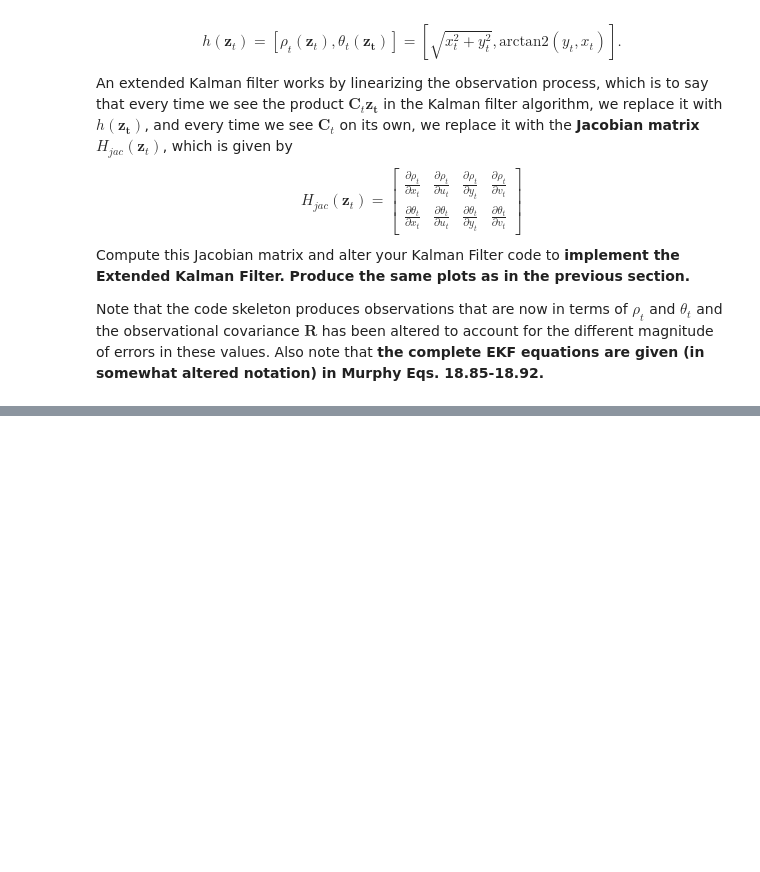
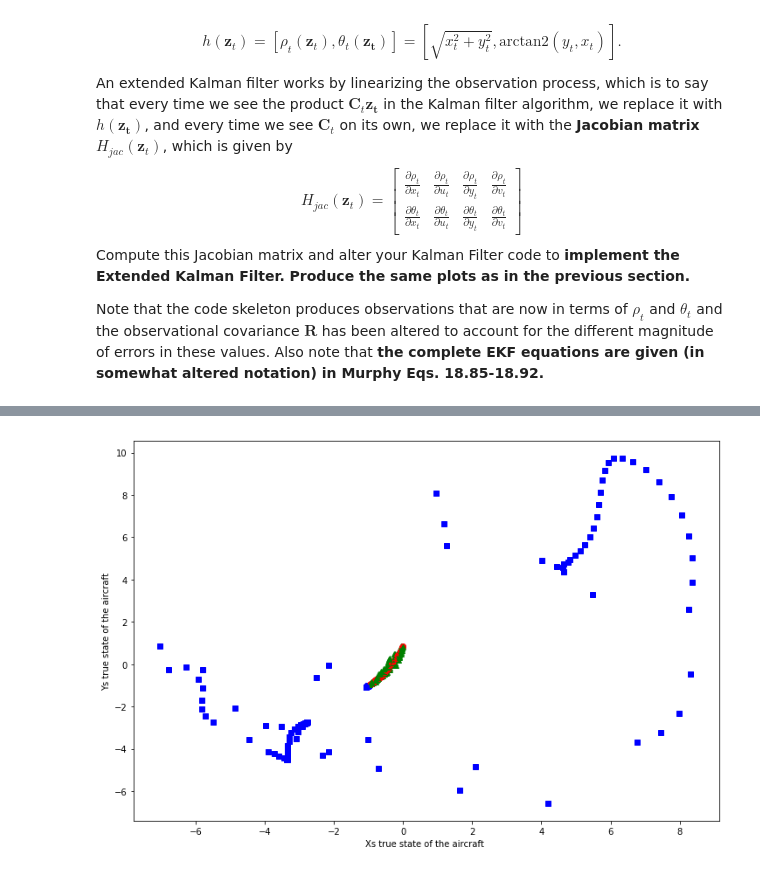
Before and after one commit to mandub/Homework_3, a Jupyter notebook: homework_3_ Kalman_Filter.ipynb, the cells around one changed output, grey strips where cells are left out. Saved outputs shown, nothing was run; the diff lists cells and outputs as text; code cells hidden in the pictures; blank space fills up the shorter version.

```diff
--- a/homework_3_ Kalman_Filter.ipynb
+++ b/homework_3_ Kalman_Filter.ipynb
@@ -313,0 +286,65 @@ NameError: name 'X_previous' is not defined
+# %%
+t=0
+t_end = 10.0
+while t<t_end:
+
+    ### Simulate the motion of the aircraft
+    ### You do not have access to this information!
+    ### Don't change!
+    Z_0 = Z_true[-1]
+    Z_1 = np.dot(A,Z_0) + np.dot(Q_cholesky,np.random.randn(4))  # Move the plane forward in time
+    Z_true.append(Z_1)
+    Y_1 = h(Z_1) + np.dot(R_cholesky,np.random.randn(2))  # Take a noisy measurement
+    Y.append(Y_1)
+    ###
+    ###
+    ###
+
+    mu_previous = mu[-1] # Best state estimate from last time step
+    Sigma_previous = Sigma[-1] # state covariance from last time step
+    Y_current = Y[-1]  # Current observation
+
+    H = H_jac(mu_previous)
+
+    # Prediction step
+    #! Write code to predict
+
+    mu_prior = np.dot(A,mu_previous) # + (Bt . ut) this here is Zreo  #! a) where the airplane will be according
+
+    Sigma_prior = np.dot(A,np.dot(Sigma_previous,A.T)) + Q #! b) b) the covariance of that estimate
+
+    # Update step
+    #! Implement the formulae for the update step of the Kalman filter
+
+    St = np.dot (H ,np.dot ( Sigma_prior, H.T ) ) + R
+
+    Kt = np.dot (np.dot(Sigma_prior ,H.T  ), np.linalg.inv(St) )
+
+    Y_hat = h(mu_prior)
+    rt = Y_current - Y_hat
+    #!
+    #!
+    mu_post = mu_prior + np.dot  (Kt , rt) #! The posterior state mean estimate
+    Sigma_post = np.dot ( np.eye(4) - np.dot ( Kt , H ) ,Sigma_prior) #! The posterior covariance estimate  ___
+    mu.append(mu_post)
+    Sigma.append(Sigma_post)
+    t+=dt
+#---------------------------
+mpl.rcParams['figure.figsize'] = [12,8]
+for i,j,m in zip(Z_true,Y,mu ):# i,j,m in zip(Z_true,Y ,mu):
+    lines = plt.plot( i[0],i[2] , 'ro')
+    plt.setp(lines, color='r', linewidth=0.1)
+    # x = distance . cosine theta
+    x = j[0] * np.cos(j[1])
+    # y = distance . sine theta
+    y = j[0] * np.sin(j[1])
+    lines = plt.plot( x,y,  'g^')
+    plt.setp(lines, color='g', linewidth=0.1)
+
+    lines = plt.plot( m[0],m[2] ,  'bs')
+    plt.setp(lines, color='b', linewidth=0.1)
+#! Plotting goes here.
+plt.xlabel('Xs true state of the aircraft ')
+plt.ylabel('Ys true state of the aircraft')
+plt.show()
+# %% [output]
@@ -313,0 +368 @@ NameError: name 'X_previous' is not defined
+[figure, added]
```
Also changed, not shown: parts of 5 cells of this notebook.
